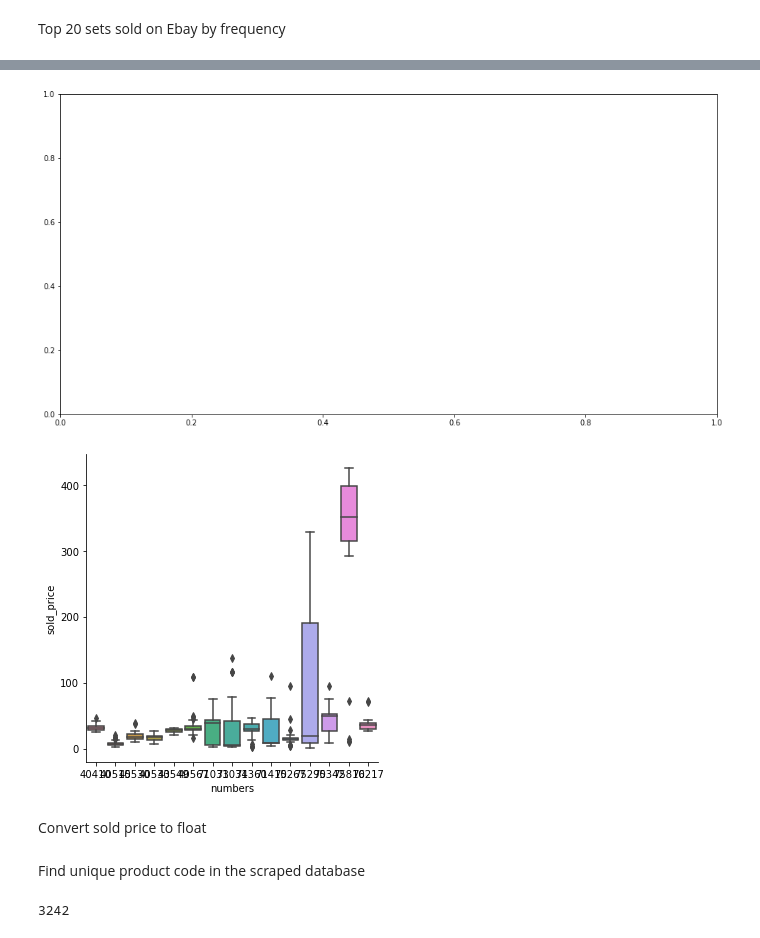
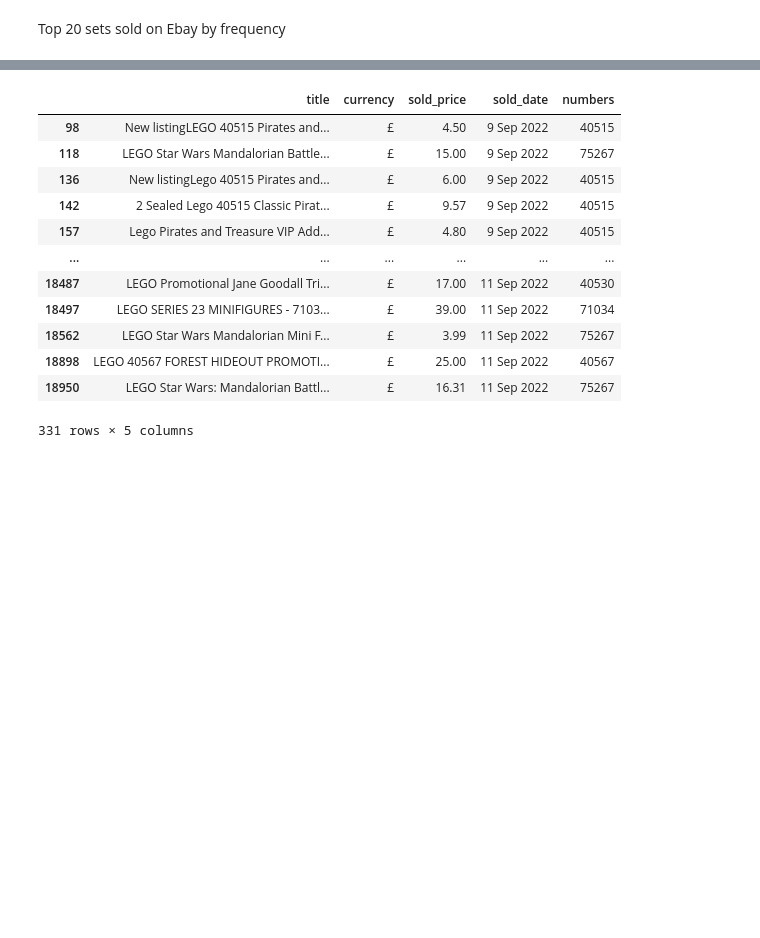
Before and after one commit to onguyenquanghuy/lego_resale_price_prediction, a Jupyter notebook: lego_resale_price_prediction.ipynb, the cells around one changed output, grey strips where cells are left out. Drawn from its saved outputs; the diff is of its cells as text; code cells hidden in the pictures; blank space fills up the shorter version.

```diff
--- a/lego_resale_price_prediction.ipynb
+++ b/lego_resale_price_prediction.ipynb
@@ -174,13 +175,21 @@ Take a deeper look at these sets specifically.
 # %%
 # top_sets2 = df_ebay_cleaned[df_ebay_cleaned['numbers'].isin(top_sets['set_numbers'])]
-cols = {'sold_price':'mean', 'sold_price':'std'}
+# cols = {'sold_price':'mean', 'sold_price':'std'}
 # df_deep = df_ebay_cleaned[df_ebay_cleaned['numbers'].isin(top_sets['set_numbers'])].groupby('numbers', as_index=True).agg({'sold_price': ['mean','std', 'count']})
-df_deep = df_ebay_cleaned[df_ebay_cleaned['numbers'].isin(top_sets['set_numbers'])]
-fig2 = plt.subplots(figsize = (16,8))
-sns.catplot(data=df_deep, kind='box', x='numbers', y='sold_price')
-plt.show()
+df_deep = df_ebay_cleaned[df_ebay_cleaned['numbers'].isin(top_sets['set_numbers'].head(5))]
+df_deep['sold_price'] = df_deep['sold_price'].astype(float)
+df_deep
 # %% [output]
-[figure, removed]
-[figure, removed]
+|  | title | currency | sold_price | sold_date | numbers |
+| 98 | New listingLEGO 40515 Pirates and... | £ | 4.50 | 9 Sep 2022 | 40515 |
+| 118 | LEGO Star Wars Mandalorian Battle... | £ | 15.00 | 9 Sep 2022 | 75267 |
+| 136 | New listingLego 40515 Pirates and... | £ | 6.00 | 9 Sep 2022 | 40515 |
+| 142 | 2 Sealed Lego 40515 Classic Pirat... | £ | 9.57 | 9 Sep 2022 | 40515 |
+| 157 | Lego Pirates and Treasure VIP Add... | £ | 4.80 | 9 Sep 2022 | 40515 |
+| ... | ... | ... | ... | ... | ... |
+| 18487 | LEGO Promotional Jane Goodall Tri... | £ | 17.00 | 11 Sep 2022 | 40530 |
+| 18497 | LEGO SERIES 23 MINIFIGURES - 7103... | £ | 39.00 | 11 Sep 2022 | 71034 |
+| 18562 | LEGO Star Wars Mandalorian Mini F... | £ | 3.99 | 11 Sep 2022 | 75267 |
+| 18898 | LEGO 40567 FOREST HIDEOUT PROMOTI... | £ | 25.00 | 11 Sep 2022 | 40567 |
+| 18950 | LEGO Star Wars: Mandalorian Battl... | £ | 16.31 | 11 Sep 2022 | 75267 |
+331 rows × 5 columns
-# %% [markdown]
-Convert sold price to float
@@ -189,6 +195,0 @@ df_ebay_cleaned['sold_price'] = df_ebay_cleaned['sold_price'].astype(float)
-# %% [markdown]
-Find unique product code in the scraped database
-# %%
-df_ebay_cleaned['numbers'].nunique()
-# %% [output]
-3242
```
Also changed, not shown: parts of 11 cells of this notebook, 1 other file.
